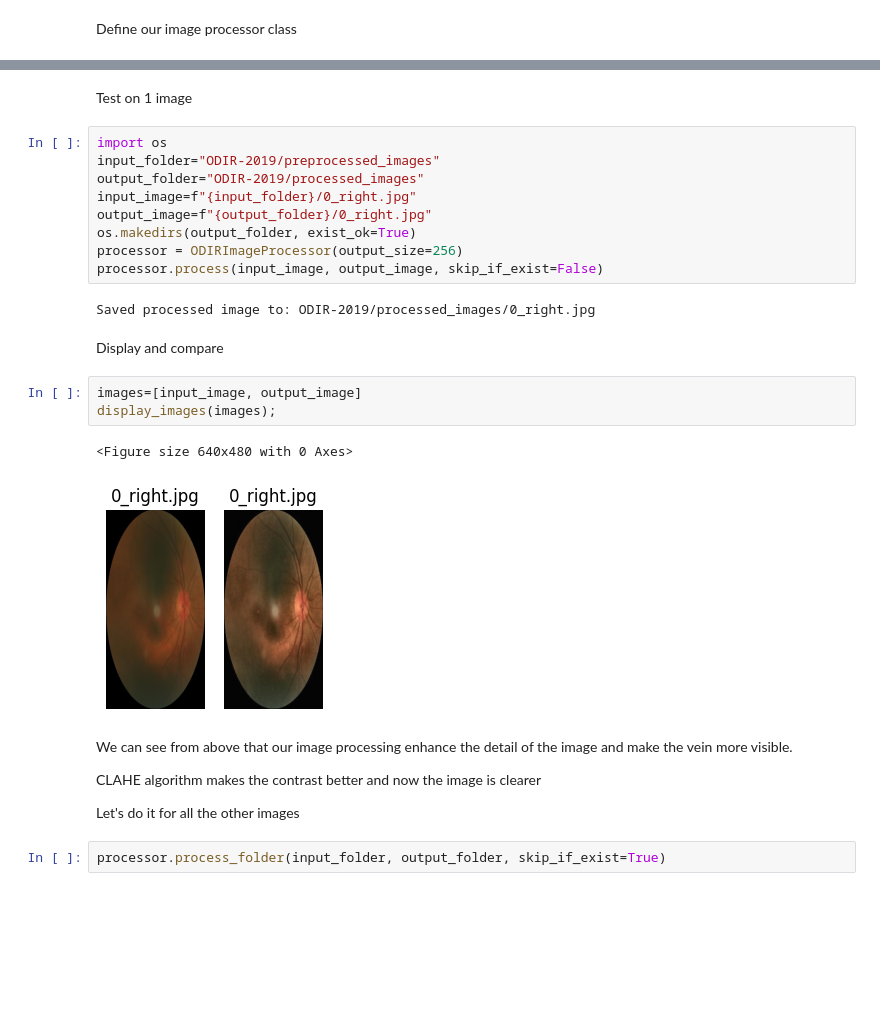
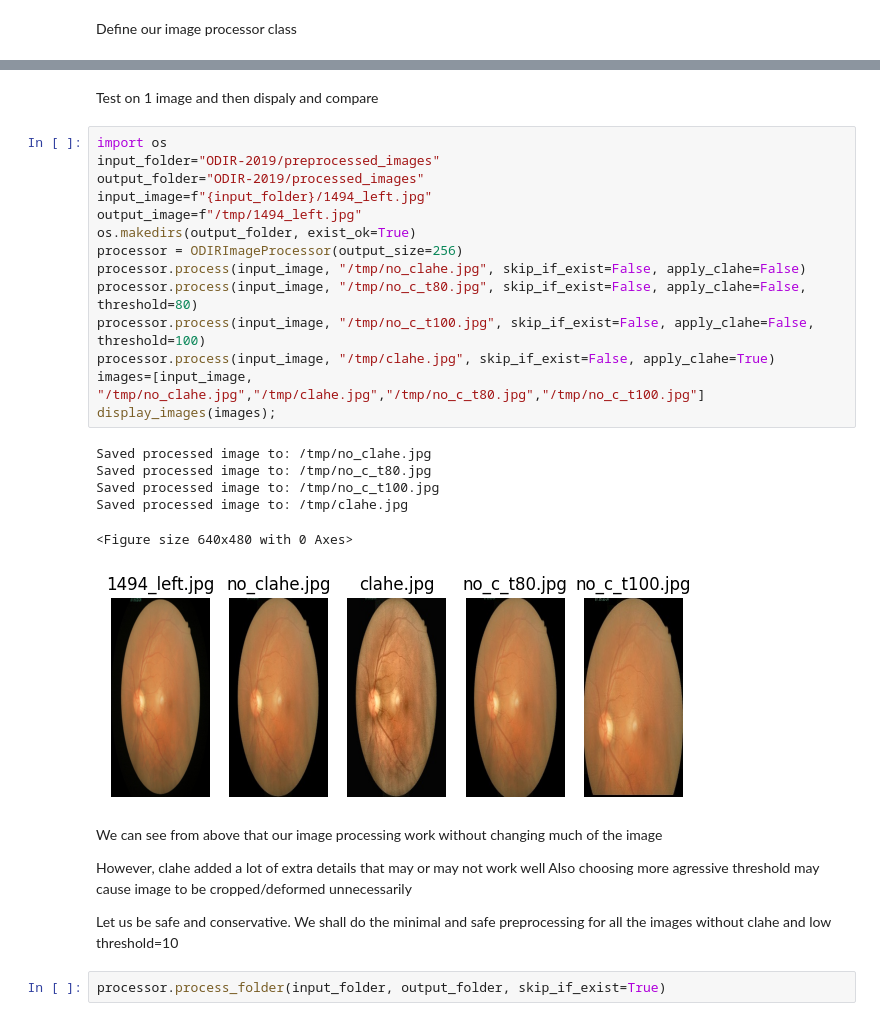
Before and after one commit to raymondsamalo/ITI123-GenerativeAIDeepLearningProject, a Jupyter notebook: 02_ODIR-2019-ImageProcessing.ipynb, the cells around one changed output, grey strips where cells are left out. Saved outputs shown, nothing was run; the diff lists cells and outputs as text; blank space fills up the shorter version.

Commit message:
minimal preprocessing

```diff
--- a/02_ODIR-2019-ImageProcessing.ipynb
+++ b/02_ODIR-2019-ImageProcessing.ipynb
@@ -130,32 +215,36 @@ class ODIRImageProcessor:
 #     output_folder="path/to/processed_images"
 # )
 # %% [markdown]
-Test on 1 image
+Test on 1 image and then dispaly and compare
 # %%
 import os
 input_folder="ODIR-2019/preprocessed_images"
 output_folder="ODIR-2019/processed_images"
-input_image=f"{input_folder}/0_right.jpg"
-output_image=f"{output_folder}/0_right.jpg"
+input_image=f"{input_folder}/1494_left.jpg"
+output_image=f"/tmp/1494_left.jpg"
 os.makedirs(output_folder, exist_ok=True)
 processor = ODIRImageProcessor(output_size=256)
-processor.process(input_image, output_image, skip_if_exist=False)
+processor.process(input_image, "/tmp/no_clahe.jpg", skip_if_exist=False, apply_clahe=False)
+processor.process(input_image, "/tmp/no_c_t80.jpg", skip_if_exist=False, apply_clahe=False, threshold=80)
+processor.process(input_image, "/tmp/no_c_t100.jpg", skip_if_exist=False, apply_clahe=False, threshold=100)
+processor.process(input_image, "/tmp/clahe.jpg", skip_if_exist=False, apply_clahe=True)
+images=[input_image, "/tmp/no_clahe.jpg","/tmp/clahe.jpg","/tmp/no_c_t80.jpg","/tmp/no_c_t100.jpg"]
+display_images(images);
 # %% [output]
-Saved processed image to: ODIR-2019/processed_images/0_right.jpg
+Saved processed image to: /tmp/no_clahe.jpg
+Saved processed image to: /tmp/no_c_t80.jpg
+Saved processed image to: /tmp/no_c_t100.jpg
+Saved processed image to: /tmp/clahe.jpg
+<Figure size 640x480 with 0 Axes>
+[figure, added]
-# %% [markdown]
-Display and compare
-# %%
-images=[input_image, output_image]
-display_images(images);
-# %% [output]
-<Figure size 640x480 with 0 Axes>
-[figure, removed]
 # %% [markdown]
-We can see from above that our image processing enhance the detail of the image and make the vein more visible.
+We can see from above that our image processing  work without changing much of the image
 
-CLAHE algorithm makes the contrast better and now the image is clearer
+However, clahe added a lot of extra details that may or may not work well
+Also choosing more agressive threshold may cause image to be cropped/deformed unnecessarily
 
-Let's do it for all the other images
+Let us be safe and conservative.
+We shall do the minimal and safe preprocessing for all the images without clahe and low threshold=10
 # %%
 processor.process_folder(input_folder, output_folder, skip_if_exist=True)
 # %% [output]
```
Also changed, not shown: parts of 5 cells of this notebook, 4 other files.
